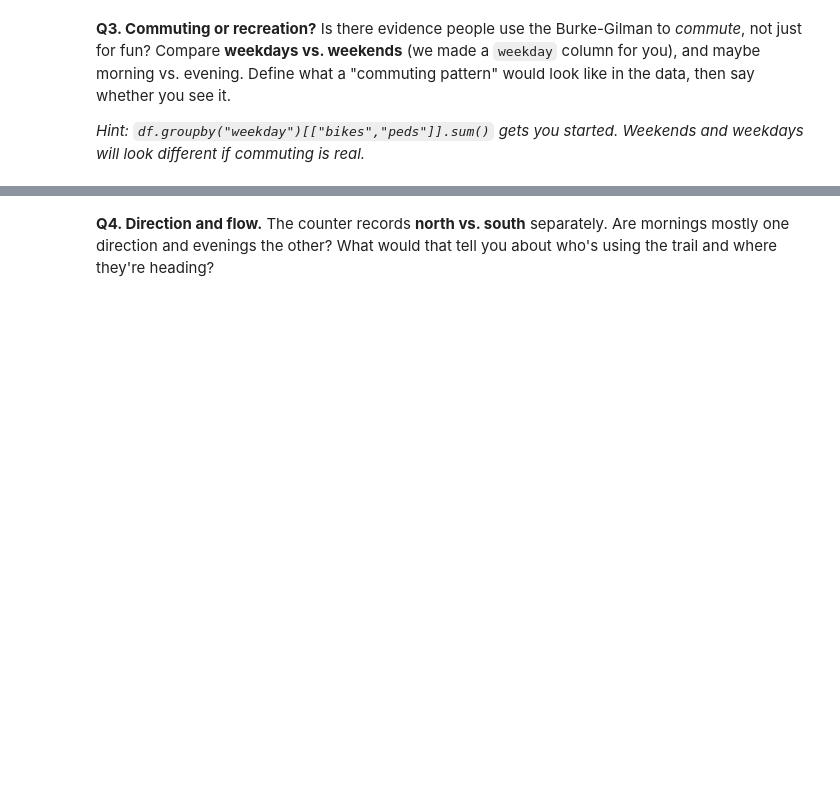
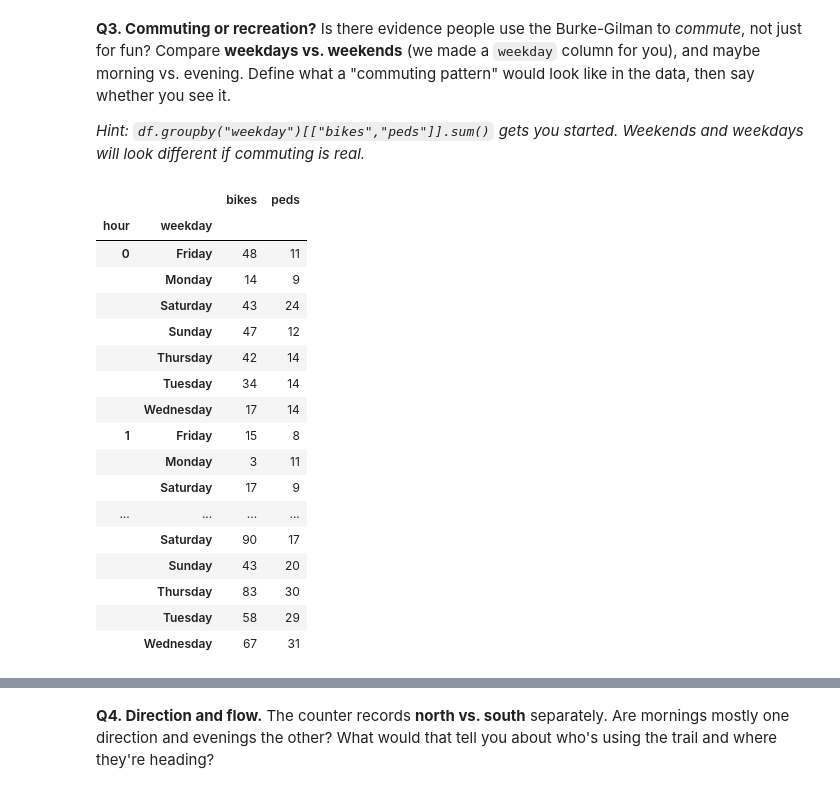
Before and after one commit to chyu05/hcde-410, a Jupyter notebook: A1/A1.ipynb, the cells around one changed output, grey strips where cells are left out. Saved outputs shown, nothing was run; the diff lists cells and outputs as text; code cells hidden in the pictures; blank space fills up the shorter version.

```diff
--- a/A1/A1.ipynb
+++ b/A1/A1.ipynb
@@ -204,6 +204,29 @@ Is there evidence people use the Burke-Gilman to *commute*, not just for fun? Co
 *Hint: `df.groupby("weekday")[["bikes","peds"]].sum()` gets you started. Weekends and weekdays will look different if commuting is real.*
 # %%
 # Your code for Q3
+week = df.groupby(["hour", "weekday"])[["bikes", "peds"]].sum()
+pd.set_option('display.max_rows', None)
+pd.set_option('display.max_columns', None)
+week
+# %% [output]
+|  |  | bikes | peds |
+| hour | weekday |  |  |
+| 0 | Friday | 48 | 11 |
+|  | Monday | 14 | 9 |
+|  | Saturday | 43 | 24 |
+|  | Sunday | 47 | 12 |
+|  | Thursday | 42 | 14 |
+|  | Tuesday | 34 | 14 |
+|  | Wednesday | 17 | 14 |
+| 1 | Friday | 15 | 8 |
+|  | Monday | 3 | 11 |
+|  | Saturday | 17 | 9 |
+| ... | ... | ... | ... |
+|  | Saturday | 90 | 17 |
+|  | Sunday | 43 | 20 |
+|  | Thursday | 83 | 30 |
+|  | Tuesday | 58 | 29 |
+|  | Wednesday | 67 | 31 |
 # %% [markdown]
 **Your Q3 answer:**
 
```
Also changed, not shown: parts of 1 cell of this notebook.
